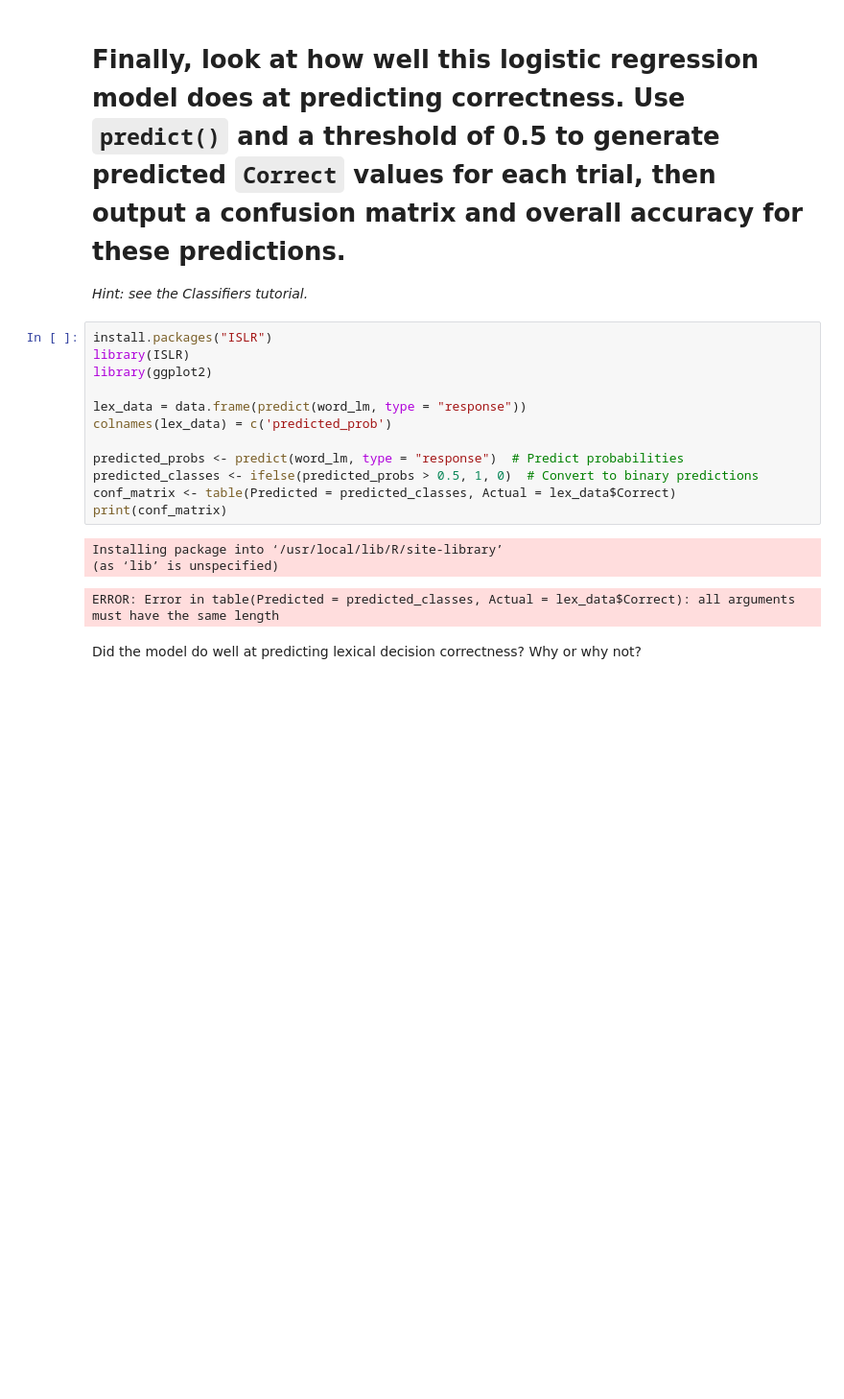
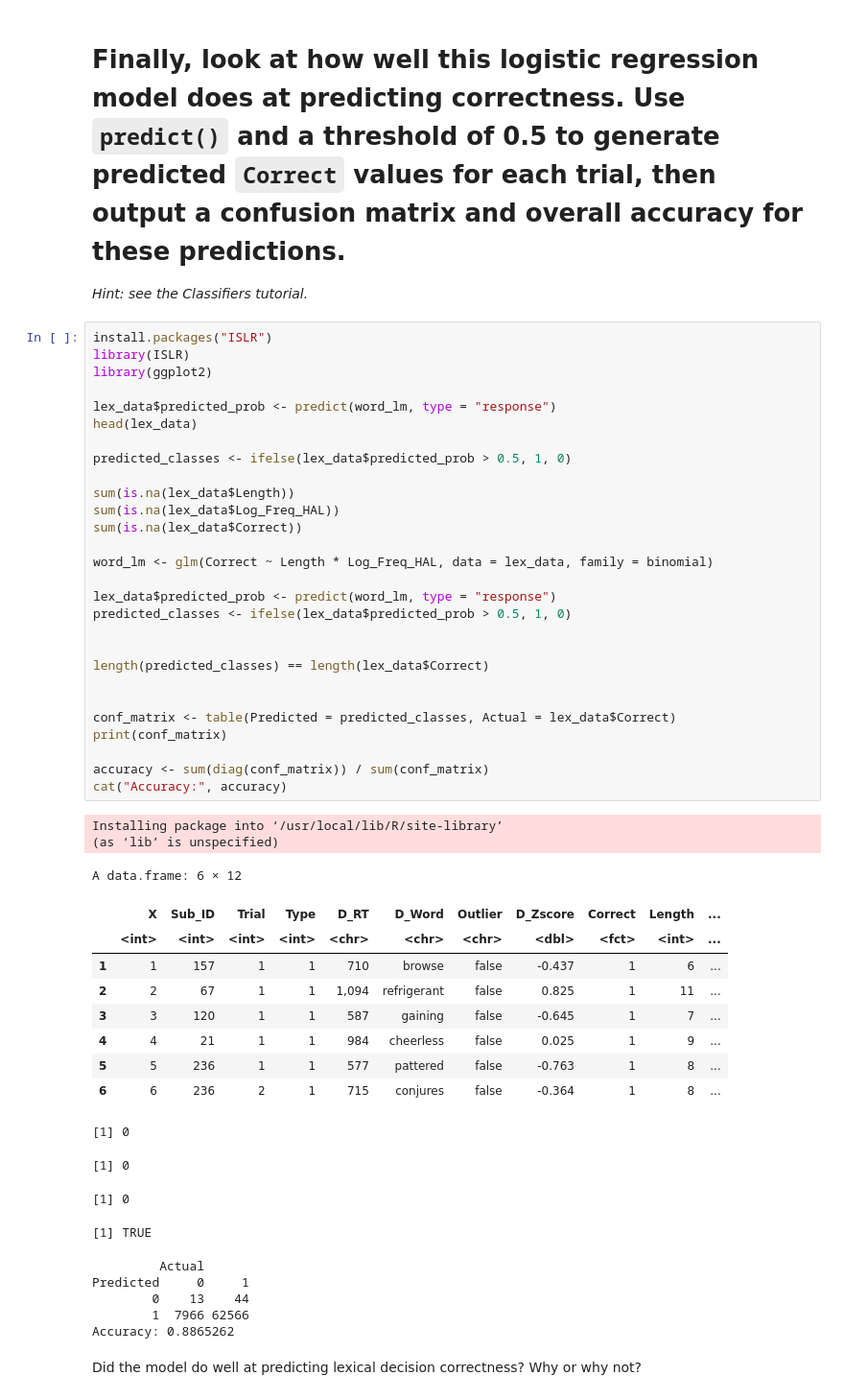
Before and after one commit to mdavistr-cmu/Davis-Troller_DSPN_S25, a Jupyter notebook: ExerciseSubmissions/Davis-Troller_Exercise9.ipynb, the cells around one changed output. Shown: that part at 96% size. Drawn from its saved outputs; the diff is of its cells as text; blank space fills up the shorter version.

```diff
--- a/ExerciseSubmissions/Davis-Troller_Exercise9.ipynb
+++ b/ExerciseSubmissions/Davis-Troller_Exercise9.ipynb
@@ -107,18 +108,51 @@ What can you conclude from this output? (a brief gist is fine)
 # %%
 install.packages("ISLR")
 library(ISLR)
 library(ggplot2)
 
-lex_data = data.frame(predict(word_lm, type = "response"))
-colnames(lex_data) = c('predicted_prob')
+lex_data$predicted_prob <- predict(word_lm, type = "response")
+head(lex_data)
 
-predicted_probs <- predict(word_lm, type = "response")  # Predict probabilities
-predicted_classes <- ifelse(predicted_probs > 0.5, 1, 0)  # Convert to binary predictions
+predicted_classes <- ifelse(lex_data$predicted_prob > 0.5, 1, 0)
+
+sum(is.na(lex_data$Length))
+sum(is.na(lex_data$Log_Freq_HAL))
+sum(is.na(lex_data$Correct))
+
+word_lm <- glm(Correct ~ Length * Log_Freq_HAL, data = lex_data, family = binomial)
+
+lex_data$predicted_prob <- predict(word_lm, type = "response")
+predicted_classes <- ifelse(lex_data$predicted_prob > 0.5, 1, 0)
+
+
+length(predicted_classes) == length(lex_data$Correct)
+
+
 conf_matrix <- table(Predicted = predicted_classes, Actual = lex_data$Correct)
 print(conf_matrix)
+
+accuracy <- sum(diag(conf_matrix)) / sum(conf_matrix)
+cat("Accuracy:", accuracy)
 # %% [output]
 Installing package into ‘/usr/local/lib/R/site-library’
 (as ‘lib’ is unspecified)
-ERROR: Error in table(Predicted = predicted_classes, Actual = lex_data$Correct): all arguments must have the same length
+A data.frame: 6 × 12
+|  | X | Sub_ID | Trial | Type | D_RT | D_Word | Outlier | D_Zscore | Correct | Length | ... |
+|  | <int> | <int> | <int> | <int> | <chr> | <chr> | <chr> | <dbl> | <fct> | <int> | ... |
+| 1 | 1 | 157 | 1 | 1 | 710 | browse | false | -0.437 | 1 | 6 | ... |
+| 2 | 2 | 67 | 1 | 1 | 1,094 | refrigerant | false | 0.825 | 1 | 11 | ... |
+| 3 | 3 | 120 | 1 | 1 | 587 | gaining | false | -0.645 | 1 | 7 | ... |
+| 4 | 4 | 21 | 1 | 1 | 984 | cheerless | false | 0.025 | 1 | 9 | ... |
+| 5 | 5 | 236 | 1 | 1 | 577 | pattered | false | -0.763 | 1 | 8 | ... |
+| 6 | 6 | 236 | 2 | 1 | 715 | conjures | false | -0.364 | 1 | 8 | ... |
+[1] 0
+[1] 0
+[1] 0
+[1] TRUE
+         Actual
+Predicted     0     1
+        0    13    44
+        1  7966 62566
+Accuracy: 0.8865262
 # %% [markdown]
 Did the model do well at predicting lexical decision correctness? Why or why not?
```
Also changed, not shown: parts of 10 cells of this notebook.
